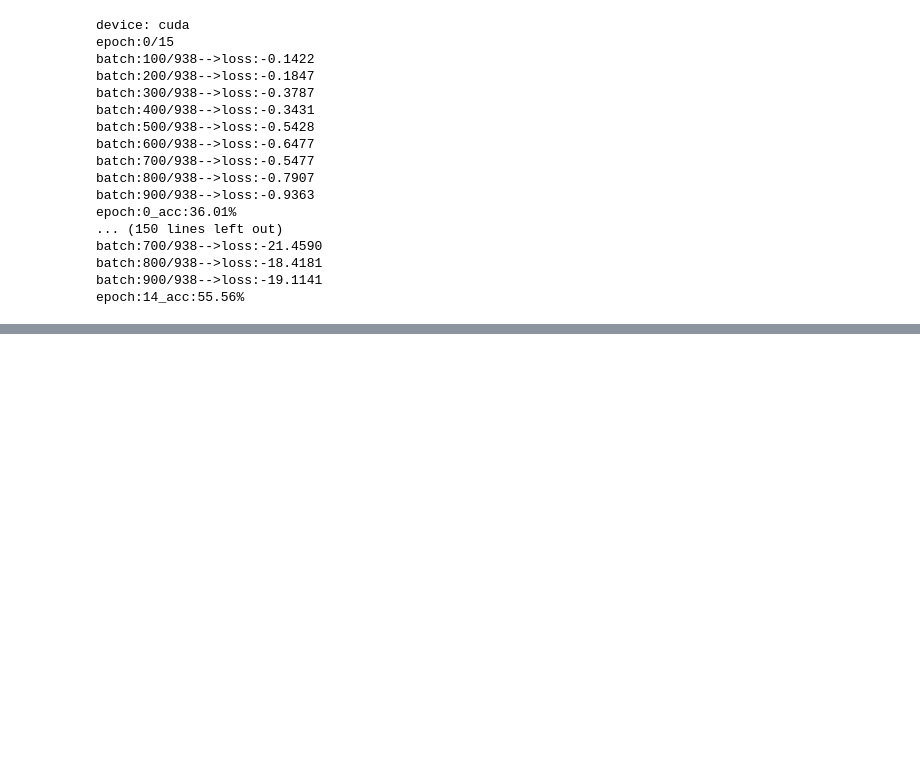
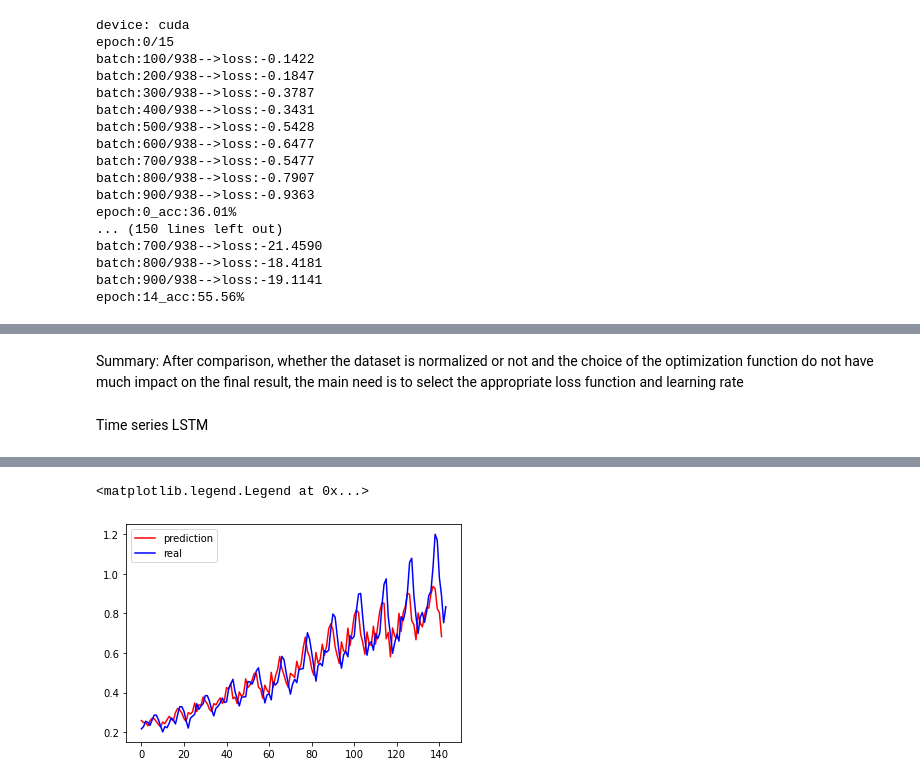
Before and after one commit to lajictw/tensorLearning, a Jupyter notebook: tensorLearning.ipynb, the cells around one changed output, grey strips where cells are left out. Cells and saved outputs as stored; diff of their text form; code cells hidden in the pictures; blank space fills up the shorter version.

Commit message:
rnn, timeSeriesLSTM

```diff
--- a/tensorLearning.ipynb
+++ b/tensorLearning.ipynb
@@ -1059,0 +1064,19 @@ epoch:14_acc:55.56%
+# %%
+class simpleRNN(nn.Module):
+    def __init__(self):
+        super().__init__()
+        self.num_layers=2
+        self.num_direction=1
+        self.hidden_size=20
+        self.input_size=1
+        self.rnn=nn.RNN(input_size=self.input_size,hidden_size=self.hidden_size,num_layers=self.num_layers)
+    def forward(self,x):
+        h0=torch.rand(self.num_layers*self.num_direction,1,self.hidden_size)
+#         output,hn=RNN(x,h0)
+#         return output,hn\
+        return self.rnn(x,h0)
+simpleRNNmodel=simpleRNN()
+x=torch.rand(1,1,1)
+print("input shape:",x.shape)
+output,h_n=simpleRNNmodel(x)
+print("output shape:",output.shape,"h_n shape:",h_n.shape)
@@ -1059,0 +1303,4 @@ epoch:14_acc:55.56%
+# %% [markdown]
+Summary: After comparison, whether the dataset is normalized or not and the choice of the optimization function do not have much impact on the final result, the main need is to select the appropriate loss function and learning rate
+# %% [markdown]
+Time series LSTM
@@ -1059,0 +1346,48 @@ epoch:14_acc:55.56%
+# %%
+class timeSeriesLSTM(nn.Module):
+    def __init__(self,input_size,hidden_size,output_size=1,num_layers=2):
+        super().__init__()
+        self.lstm=nn.LSTM(input_size,hidden_size,num_layers)
+        self.linear=nn.Linear(hidden_size,output_size)
+    def forward(self,x):
+#         print(x.shape)
+        x,_=self.lstm(x)
+        s,b,h=x.shape
+#         x=x[-1,:,:]
+        x=x.view(s*b,h)
+        x=self.linear(x)
+        x=x.view(s,b,-1)
+        return x
+net = timeSeriesLSTM(2,4)
+
+loss_function = nn.MSELoss()
+optimizer = torch.optim.Adam(net.parameters(), lr=1e-2)
+
+def lstmtrain(epochs=1000,model=net,optimizer=optimizer,loss_fn=loss_function,train_x=train_X,train_y=train_Y,data_x=data_X,data_y=data_Y):
+    lossList=[]
+    testAcc=[]
+    for epoch in range(epochs):
+        out=model(torch.from_numpy(train_x))
+#         out=model(train_x)
+        loss=loss_fn(out,torch.from_numpy(train_y))
+        optimizer.zero_grad()
+        loss.backward()
+        optimizer.step()
+
+
+        model.eval()
+        with torch.no_grad():
+            data_x=data_x.reshape(-1,1,2)
+            data_x1=torch.from_numpy(data_x)
+            pred_test=model(data_x1)
+            test_loss=loss_fn(pred_test,torch.from_numpy(data_y))
+        if (epoch+1)%100==0:
+            print("Epoch:",(epoch+1),",Loss:",loss.item(),",Test loss:",test_loss.item())
+    return pred_test
+
+pred_test=lstmtrain(1000,net,optimizer,loss_function)
+pred_test = pred_test.view(-1).data.numpy()
+plt.plot(pred_test, 'r', label='prediction')
+plt.plot(dataset, 'b', label='real')
+plt.legend(loc='best')
+# %% [output]
@@ -1059,0 +1404,2 @@ epoch:14_acc:55.56%
+<matplotlib.legend.Legend at 0x...>
+[figure, added]
```
Also changed, not shown: parts of 8 cells of this notebook, 1 other file.
